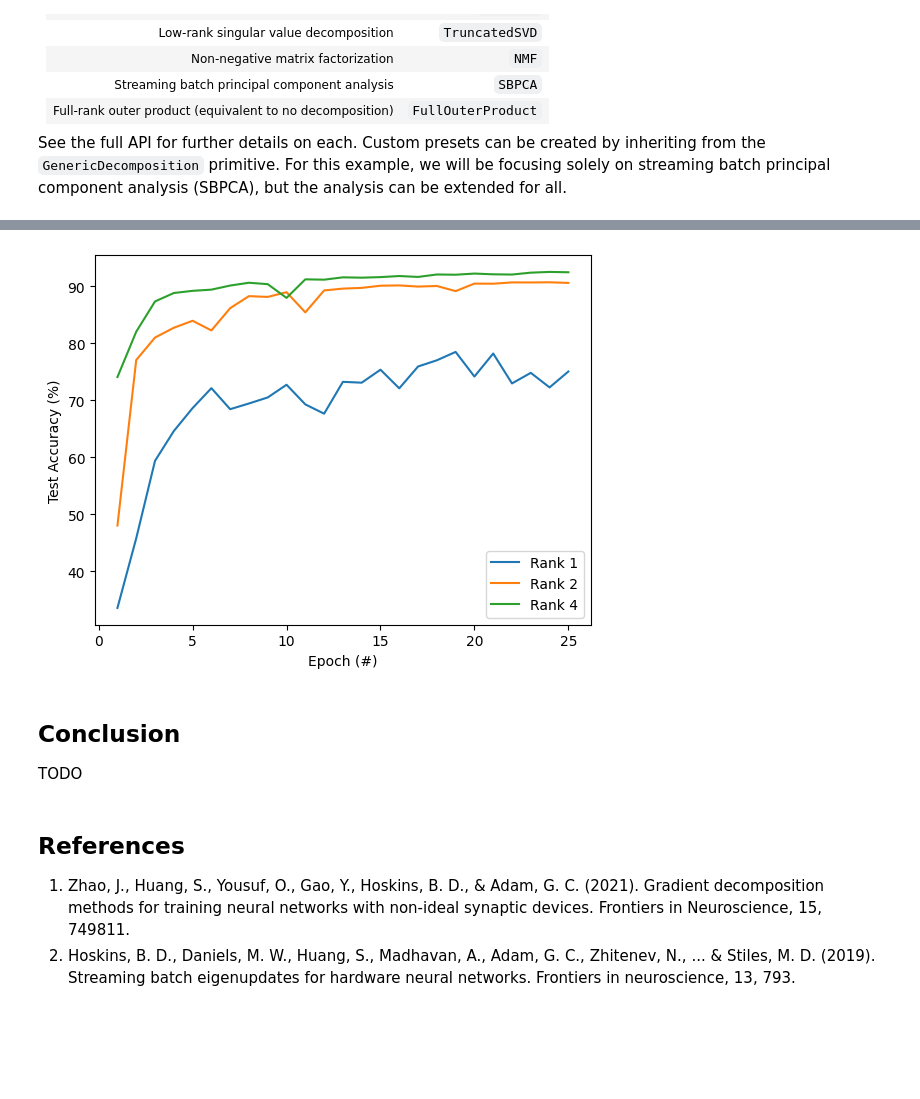
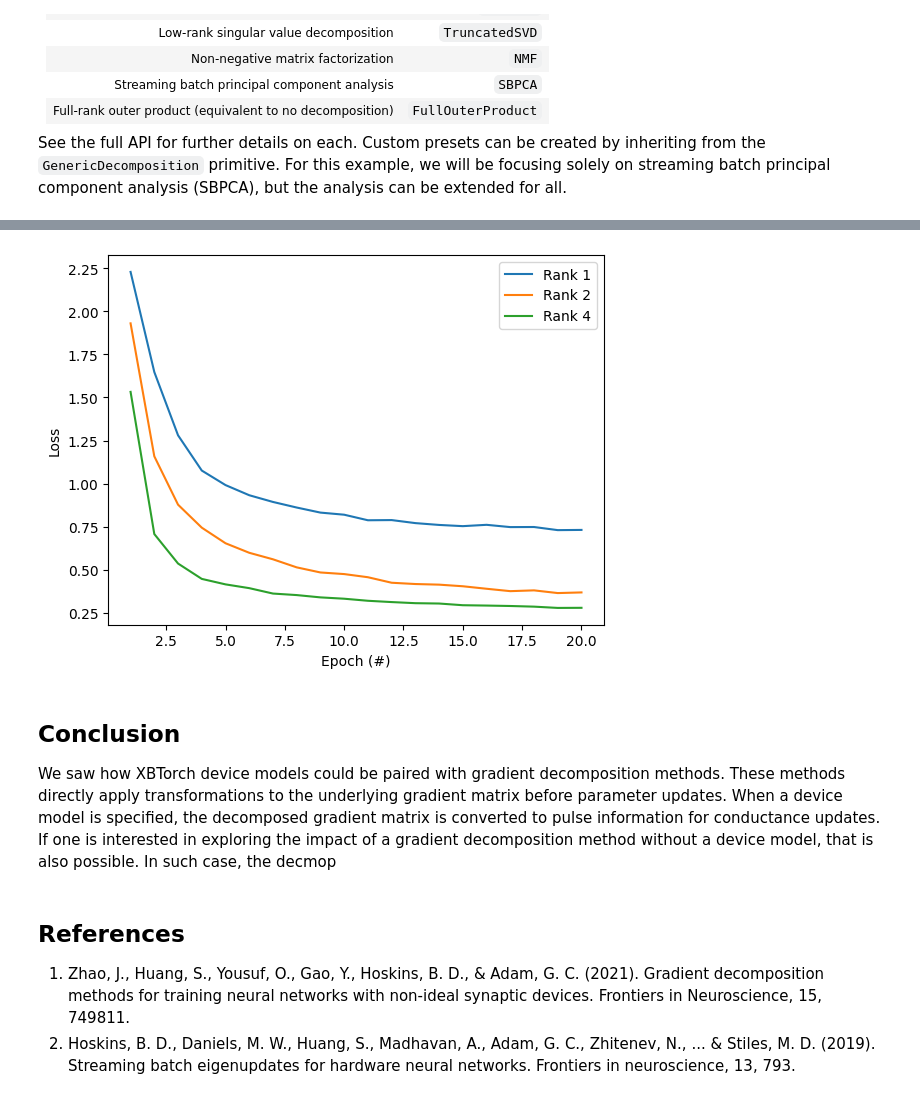
Before and after one commit to ADAM-Lab-GW/xbtorch, a Jupyter notebook: examples/09_gradient_decomposition.ipynb, the cells around one changed output, grey strips where cells are left out. Cells and saved outputs as stored; diff of their text form; code cells hidden in the pictures; blank space fills up the shorter version.

Commit message:
finalizing gradient decomposition nb

```diff
--- a/examples/09_gradient_decomposition.ipynb
+++ b/examples/09_gradient_decomposition.ipynb
@@ -100,26 +101,26 @@ See the full API for further details on each. Custom presets can be created by i
 # %%
 ranks = [1, 2, 4]
 # %%
-rank_loss = np.zeros((len(ranks), epochs))
-rank_accs = np.zeros((len(ranks), epochs))
+rank_loss = np.zeros((len(ranks), iterations, epochs))
+rank_accs = np.zeros((len(ranks), iterations, epochs))
 
-for i, rank in enumerate(ranks):
-    decomposition_algorithm = SBPCA(rank=rank)
+for rank_idx, rank in enumerate(ranks):
+    for iteration in range(iterations):
+        decomposition_algorithm = SBPCA(rank=rank)
 
-    xbtorch.initialize(device_type=xb_device,
-                       pytorch_device=device,
-                       decomposition_algorithm=decomposition_algorithm
-                       )
+        xbtorch.initialize(device_type=xb_device,
+                           pytorch_device=device,
+                           decomposition_algorithm=decomposition_algorithm
+                           )
 
-    model = SimpleMLP(input_size, hidden_size, output_size).to(device)
-    model = xbtorch_model(model)
+        model = SimpleMLP(input_size, hidden_size, output_size).to(device)
+        model = xbtorch_model(model)
 
-    optimizer = xboptim.SGD(model.parameters(), lr=lr)
+        optimizer = xboptim.SGD(model.parameters(), lr=lr)
 
-    for epoch in range(epochs):
-        loss = train_classifier(train_loader, model, criterion, optimizer, epoch, epochs, device)
-        accuracy, _ = test_classifier(test_loader, model, device)
+        for epoch in range(epochs):
+            loss = train_classifier(train_loader, model, criterion, optimizer, epoch, epochs, device)
+            accuracy, _ = test_classifier(test_loader, model, device)
 
-        rank_loss[i, epoch] = loss
-        rank_accs[i, epoch] = accuracy
-        print(epoch, accuracy)
+            rank_loss[rank_idx, iteration, epoch] = loss
+            rank_accs[rank_idx, iteration, epoch] = accuracy
@@ -160,7 +143,10 @@ def plot_network_performance(xs, ys, x_label, y_label, legend_texts=None):
     # plot average responses
     plt.figure()
 
-    for i in range(len(ys)): plt.plot(xs, ys[i], label=legend_texts[i])
+    for i in range(len(ys)):
+        plt.plot(xs,
+                 np.average(ys[i], axis=0),
+                 label=legend_texts[i])
 
     plt.legend()
     plt.xlabel(x_label)
@@ -175,12 +161,12 @@ plot_network_performance(xs, [rank_accs_losss_dict["accs"][i, :] for i in range(
 # %%
-# Plot test accuracies
-plot_network_performance(xs, [rank_accs_losss_dict["accs"][i, :] for i in range(len(ranks))], "Epoch (#)", "Test Accuracy (%)", legend_texts=[f"Rank {i}" for i in ranks])
+# Plot train losss
+plot_network_performance(xs, rank_accs_losss_dict["losss"], "Epoch (#)", "Loss", legend_texts=[f"Rank {i}" for i in ranks])
 # %% [output]
-[figure, old version]
+[figure, new version]
 # %% [markdown]
 ## Conclusion
 
-TODO
+We saw how XBTorch device models could be paired with gradient decomposition methods. These methods directly apply transformations to the underlying gradient matrix before parameter updates. When a device model is specified, the decomposed gradient matrix is converted to pulse information for conductance updates. If one is interested in exploring the impact of a gradient decomposition method without a device model, that is also possible. In such case, the decmop
 # %% [markdown]
 ## References
 
```
Also changed, not shown: parts of 5 cells of this notebook.
